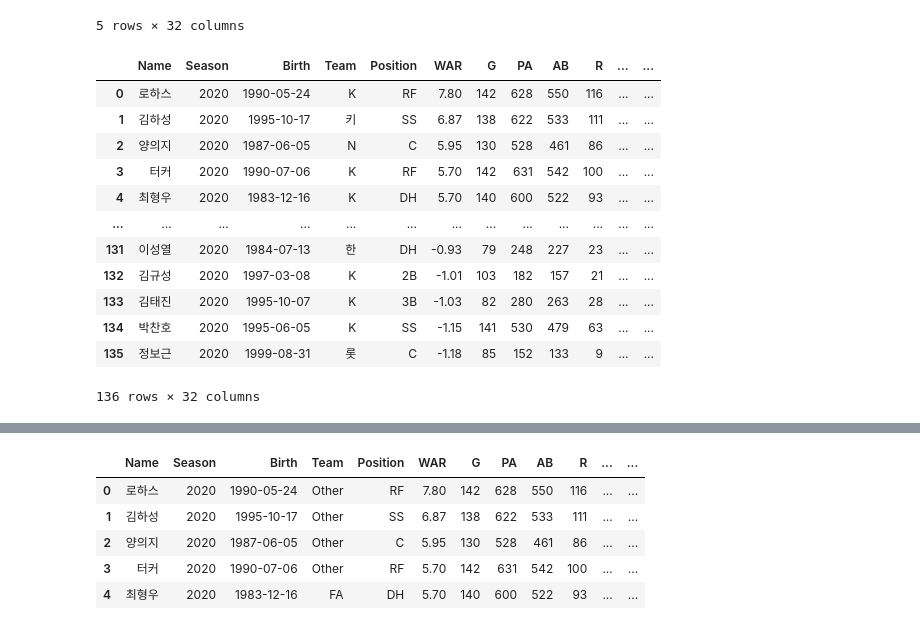
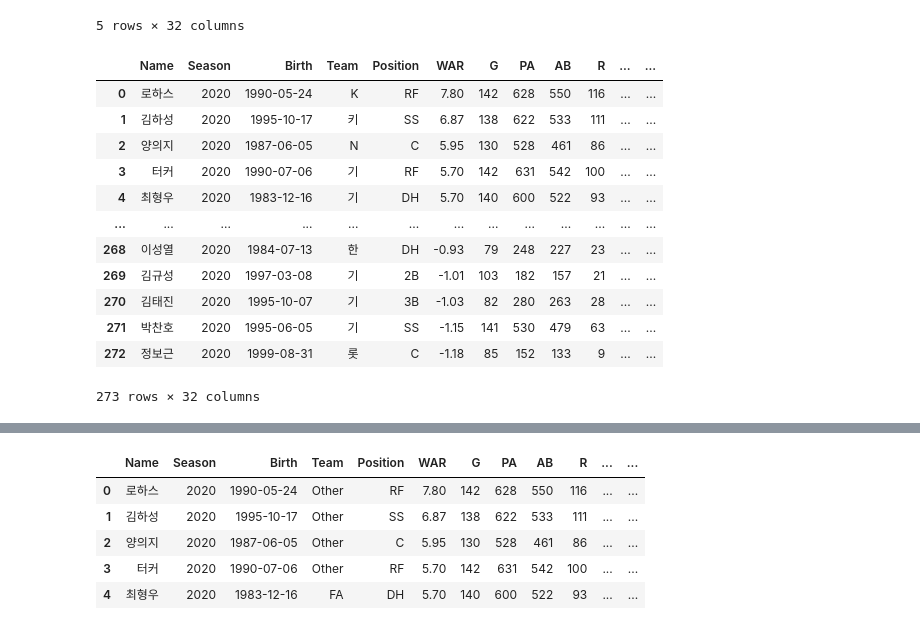
Before and after one commit to YeriNbow/KBO-Analysis, a Jupyter notebook: KBO Batter Analysis.ipynb, the cells around one changed output, grey strips where cells are left out. Drawn from its saved outputs; the diff is of its cells as text; code cells hidden in the pictures.

```diff
--- a/KBO Batter Analysis.ipynb
+++ b/KBO Batter Analysis.ipynb
@@ -129,22 +129,23 @@ df.head()
 | 3 | 김봉연 | 1982 | 1952-01-13 | 해 | DH | 3.68 | 74 | 304 | 269 | 55 | ... | ... |
 | 4 | 김우열 | 1982 | 1949-09-09 | O | CF | 3.46 | 62 | 255 | 210 | 43 | ... | ... |
 5 rows × 32 columns
-# %%
-compare2
-# %% [output]
-|  | Name | Season | Birth | Team | Position | WAR | G | PA | AB | R | ... | ... |
-| 0 | 로하스 | 2020 | 1990-05-24 | K | RF | 7.80 | 142 | 628 | 550 | 116 | ... | ... |
-| 1 | 김하성 | 2020 | 1995-10-17 | 키 | SS | 6.87 | 138 | 622 | 533 | 111 | ... | ... |
-| 2 | 양의지 | 2020 | 1987-06-05 | N | C | 5.95 | 130 | 528 | 461 | 86 | ... | ... |
-| 3 | 터커 | 2020 | 1990-07-06 | K | RF | 5.70 | 142 | 631 | 542 | 100 | ... | ... |
-| 4 | 최형우 | 2020 | 1983-12-16 | K | DH | 5.70 | 140 | 600 | 522 | 93 | ... | ... |
-| ... | ... | ... | ... | ... | ... | ... | ... | ... | ... | ... | ... | ... |
-| 131 | 이성열 | 2020 | 1984-07-13 | 한 | DH | -0.93 | 79 | 248 | 227 | 23 | ... | ... |
-| 132 | 김규성 | 2020 | 1997-03-08 | K | 2B | -1.01 | 103 | 182 | 157 | 21 | ... | ... |
-| 133 | 김태진 | 2020 | 1995-10-07 | K | 3B | -1.03 | 82 | 280 | 263 | 28 | ... | ... |
-| 134 | 박찬호 | 2020 | 1995-06-05 | K | SS | -1.15 | 141 | 530 | 479 | 63 | ... | ... |
-| 135 | 정보근 | 2020 | 1999-08-31 | 롯 | C | -1.18 | 85 | 152 | 133 | 9 | ... | ... |
-136 rows × 32 columns
+# %%
+df2020 = df[df.Season==2020].reset_index(drop=True)
+df2020
+# %% [output]
+|  | Name | Season | Birth | Team | Position | WAR | G | PA | AB | R | ... | ... |
+| 0 | 로하스 | 2020 | 1990-05-24 | K | RF | 7.80 | 142 | 628 | 550 | 116 | ... | ... |
+| 1 | 김하성 | 2020 | 1995-10-17 | 키 | SS | 6.87 | 138 | 622 | 533 | 111 | ... | ... |
+| 2 | 양의지 | 2020 | 1987-06-05 | N | C | 5.95 | 130 | 528 | 461 | 86 | ... | ... |
+| 3 | 터커 | 2020 | 1990-07-06 | 기 | RF | 5.70 | 142 | 631 | 542 | 100 | ... | ... |
+| 4 | 최형우 | 2020 | 1983-12-16 | 기 | DH | 5.70 | 140 | 600 | 522 | 93 | ... | ... |
+| ... | ... | ... | ... | ... | ... | ... | ... | ... | ... | ... | ... | ... |
+| 268 | 이성열 | 2020 | 1984-07-13 | 한 | DH | -0.93 | 79 | 248 | 227 | 23 | ... | ... |
+| 269 | 김규성 | 2020 | 1997-03-08 | 기 | 2B | -1.01 | 103 | 182 | 157 | 21 | ... | ... |
+| 270 | 김태진 | 2020 | 1995-10-07 | 기 | 3B | -1.03 | 82 | 280 | 263 | 28 | ... | ... |
+| 271 | 박찬호 | 2020 | 1995-06-05 | 기 | SS | -1.15 | 141 | 530 | 479 | 63 | ... | ... |
+| 272 | 정보근 | 2020 | 1999-08-31 | 롯 | C | -1.18 | 85 | 152 | 133 | 9 | ... | ... |
+273 rows × 32 columns
 # %%
 compare2 = df2020[df2020.PA > 128].reset_index(drop=True).copy()
 sam2015 = df[(df.Season == 2015) & (df.Team == '삼') & (df.PA > 100)]
```
Also changed, not shown: parts of 10 cells of this notebook.
